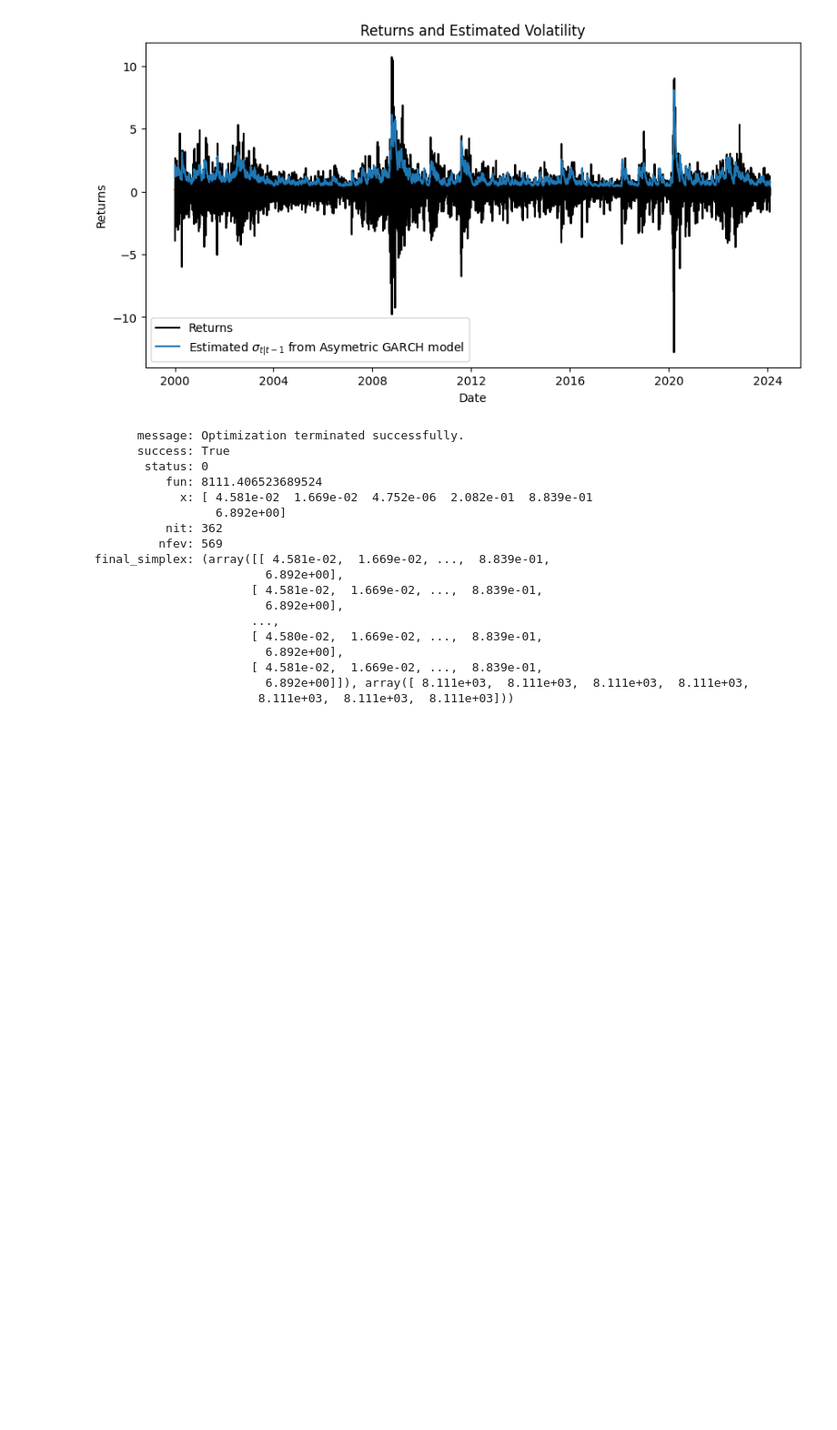
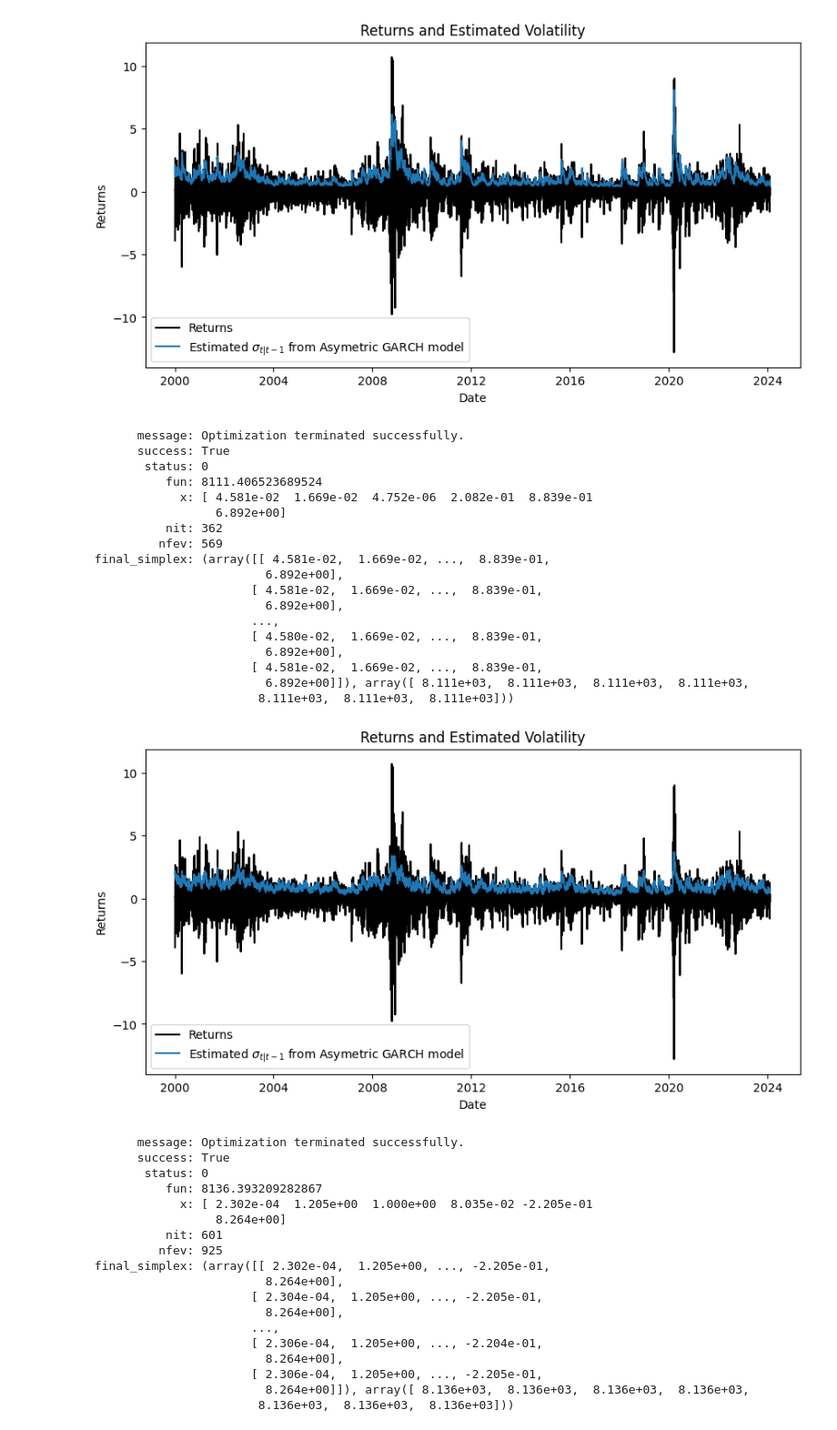
Before and after one commit to typesparky/Econometrics-Intro-Case-Seminar, a Jupyter notebook: Case2/Case 2 Code.ipynb, the cells around one changed output. Shown: that part at 91% size. Saved outputs shown, nothing was run; the diff lists cells and outputs as text; code cells hidden in the pictures; blank space fills up the shorter version.

```diff
--- a/Case2/Case 2 Code.ipynb
+++ b/Case2/Case 2 Code.ipynb
@@ -131,3 +137,66 @@ print(result)
                        [ 4.581e-02,  1.669e-02, ...,  8.839e-01,
                          6.892e+00]]), array([ 8.111e+03,  8.111e+03,  8.111e+03,  8.111e+03,
                         8.111e+03,  8.111e+03,  8.111e+03]))
+# %%
+def beta_t_egarch(parameters, returns):
+    mu, lam, phi, kappa, k_tilde, nu = parameters
+    T = len(returns)
+    lambda_t = np.zeros(T)
+    lambda_t[0] = lam  # Starting value for lambda
+
+    for t in range(1, T):
+        epsilon_t = (returns[t-1] - mu) / np.exp(lambda_t[t-1])
+        u_t = np.sqrt((nu + 3) / (2 * nu)) * ((nu + 1) / (nu - 2 + epsilon_t**2) * epsilon_t**2 - 1)
+        v_t = np.sqrt(((nu - 2) * (nu + 3)) / (nu * (nu + 1))) * ((nu + 1) / (nu - 2 + epsilon_t**2) * epsilon_t)
+        lambda_t[t] = lam * (1 - phi) + phi * lambda_t[t-1] + kappa * u_t + k_tilde * v_t
+
+    sigmas = np.exp(lambda_t)
+    return sigmas
+
+def negative_log_likelihood_beta_t_egarch(parameters, returns):
+    mu, lam, phi, kappa, k_tilde, nu = parameters
+    sigmas = beta_t_egarch(parameters, returns)
+    epsilon = (returns - mu) / np.sqrt(sigmas + 1e-8)
+    # Using the Student's t-distribution PDF for log likelihood calculation
+    #pdf_values = stats.t.pdf(epsilon, df=nu, scale=np.sqrt((nu-2)/nu))
+    log_likelihood = -np.log(np.sqrt(sigmas + 1e-8)) + np.log(studentpdf(epsilon, nu))
+    return -np.sum(log_likelihood)
+# %%
+# Hypothetical initial parameter values and bounds
+initial_values = [np.mean(returns), 0, 0.95, 0.1, 0.1, 6]
+bounds = [(None, None), (None, None), (0, 1), (None, None), (None, None), (2, 40)]
+
+result = optimize.minimize(negative_log_likelihood_beta_t_egarch, initial_values, args=(returns,), bounds=bounds, method='Nelder-Mead')
+
+sigmasquared = beta_t_egarch(result.x, returns)
+
+# Plot results
+plt.figure(figsize=(10, 5))
+plt.plot(dates, returns, 'k', label='Returns')
+plt.plot(dates, np.sqrt(sigmasquared), label='Estimated $\sigma_{t|t-1}$ from Asymetric GARCH model')
+plt.legend()
+plt.xlabel('Date')
+plt.ylabel('Returns')
+plt.title('Returns and Estimated Volatility')
+plt.show()
+print(result)
+# %% [output]
+[figure, added]
+       message: Optimization terminated successfully.
+       success: True
+        status: 0
+           fun: 8136.393209282867
+             x: [ 2.302e-04  1.205e+00  1.000e+00  8.035e-02 -2.205e-01
+                  8.264e+00]
+           nit: 601
+          nfev: 925
+ final_simplex: (array([[ 2.302e-04,  1.205e+00, ..., -2.205e-01,
+                         8.264e+00],
+                       [ 2.304e-04,  1.205e+00, ..., -2.205e-01,
+                         8.264e+00],
+                       ...,
+                       [ 2.306e-04,  1.205e+00, ..., -2.204e-01,
+                         8.264e+00],
+                       [ 2.306e-04,  1.205e+00, ..., -2.205e-01,
+                         8.264e+00]]), array([ 8.136e+03,  8.136e+03,  8.136e+03,  8.136e+03,
+                        8.136e+03,  8.136e+03,  8.136e+03]))
```
Also changed, not shown: parts of 3 cells of this notebook.
